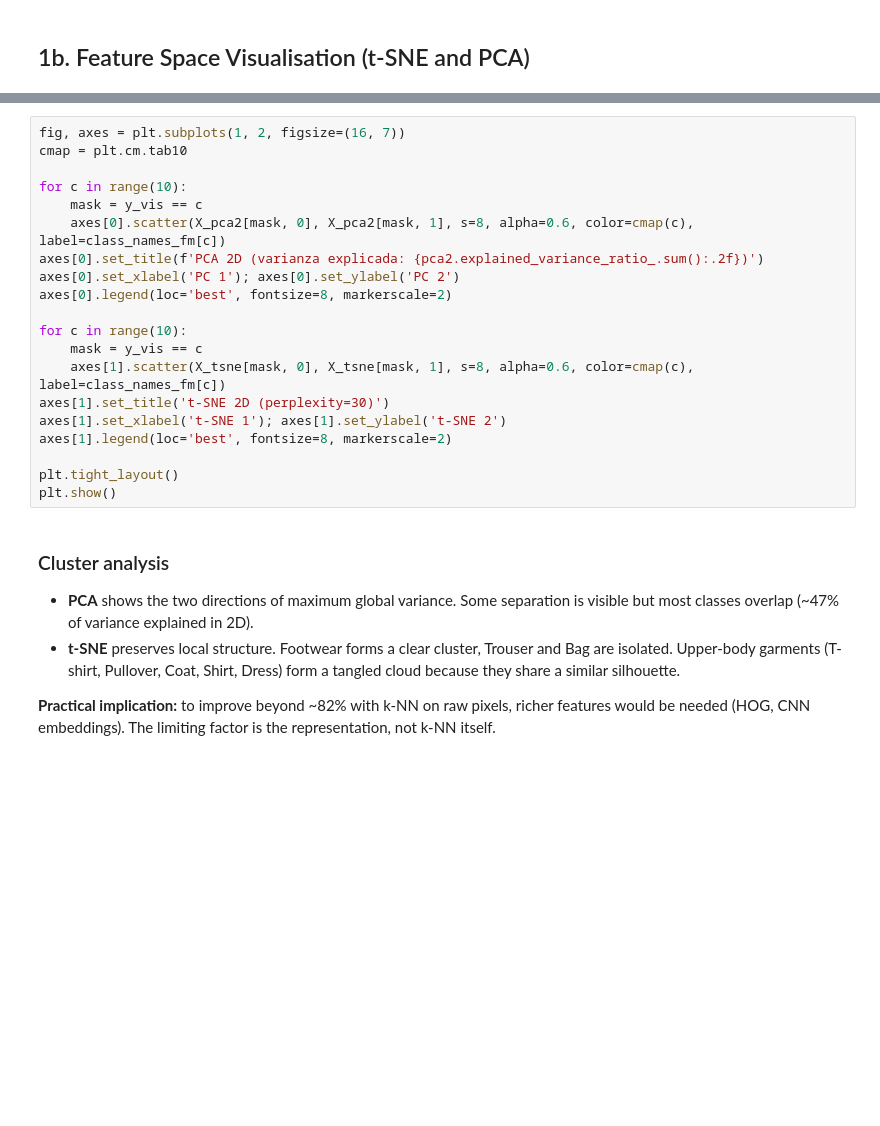
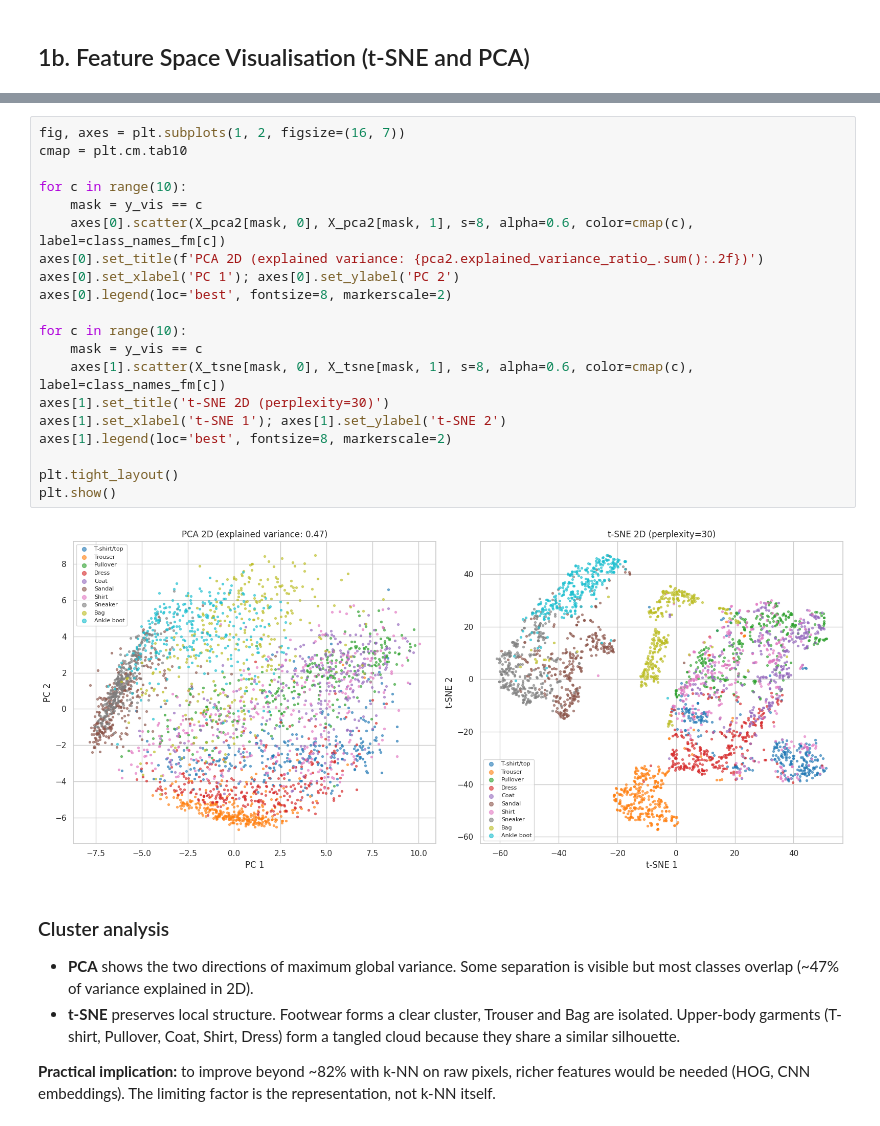
Before and after one commit to ruthsepulveda/ml_coursework, a Jupyter notebook: fashion_mnist_forest_cover_classification.ipynb, the cells around one changed output, grey strips where cells are left out. Saved outputs shown, nothing was run; the diff lists cells and outputs as text; blank space fills up the shorter version.

```diff
--- a/fashion_mnist_forest_cover_classification.ipynb
+++ b/fashion_mnist_forest_cover_classification.ipynb
@@ -202,23 +237,25 @@ print('Done.')
 # %%
 fig, axes = plt.subplots(1, 2, figsize=(16, 7))
 cmap = plt.cm.tab10
 
 for c in range(10):
     mask = y_vis == c
     axes[0].scatter(X_pca2[mask, 0], X_pca2[mask, 1], s=8, alpha=0.6, color=cmap(c), label=class_names_fm[c])
-axes[0].set_title(f'PCA 2D (varianza explicada: {pca2.explained_variance_ratio_.sum():.2f})')
+axes[0].set_title(f'PCA 2D (explained variance: {pca2.explained_variance_ratio_.sum():.2f})')
 axes[0].set_xlabel('PC 1'); axes[0].set_ylabel('PC 2')
 axes[0].legend(loc='best', fontsize=8, markerscale=2)
 
 for c in range(10):
     mask = y_vis == c
     axes[1].scatter(X_tsne[mask, 0], X_tsne[mask, 1], s=8, alpha=0.6, color=cmap(c), label=class_names_fm[c])
 axes[1].set_title('t-SNE 2D (perplexity=30)')
 axes[1].set_xlabel('t-SNE 1'); axes[1].set_ylabel('t-SNE 2')
 axes[1].legend(loc='best', fontsize=8, markerscale=2)
 
 plt.tight_layout()
 plt.show()
+# %% [output]
+[figure, added]
 # %% [markdown]
 ### Cluster analysis
 
```
Also changed, not shown: parts of 42 cells of this notebook.
